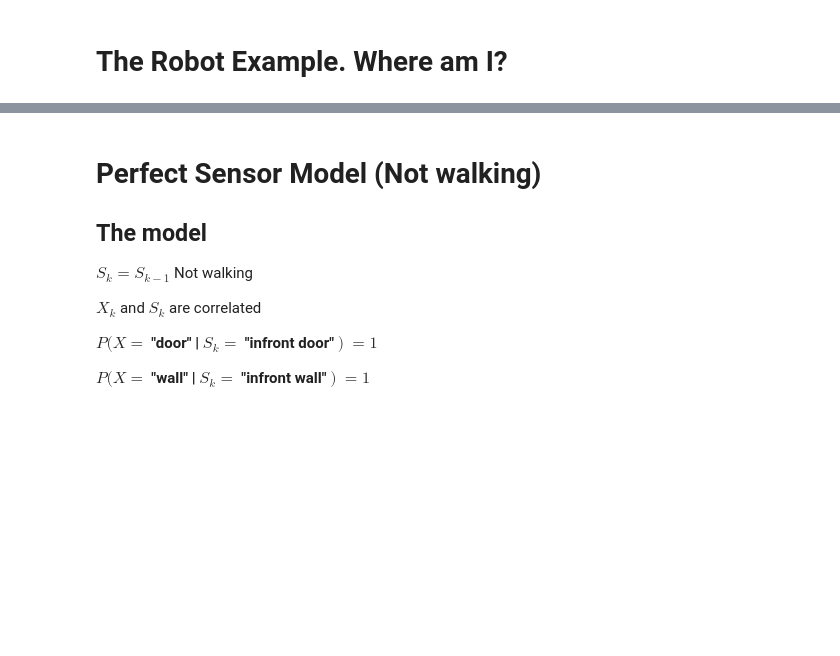
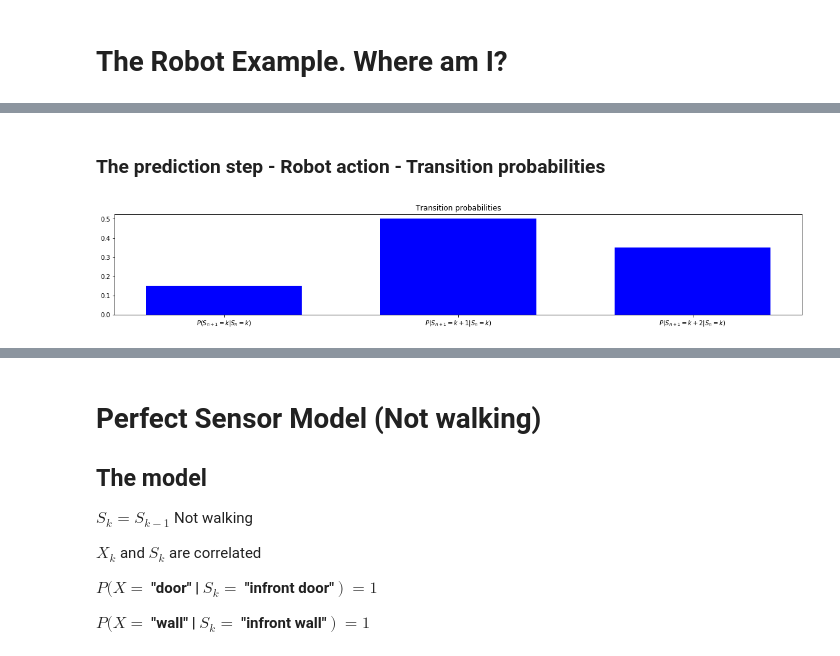
Before and after one commit to jganzabal/Kalman-as-Recursive-Bayesian-Estimation, a Jupyter notebook: 1_Histogram Filters.ipynb, the cells around one changed output, grey strips where cells are left out. Saved outputs shown, nothing was run; the diff lists cells and outputs as text; code cells hidden in the pictures; blank space fills up the shorter version.

```diff
--- a/1_Histogram Filters.ipynb
+++ b/1_Histogram Filters.ipynb
@@ -48,0 +85,13 @@ robot.plot_robot_room(loc = 10, N=N, doors = doors, figsize = )
+# %% [markdown]
+### The prediction step - Robot action - Transition probabilities
+# %%
+W = np.zeros(3)
+W[0] = 0.15
+W[1] = 0.50
+W[2] = 0.35
+str_indexes_likelihood =  ['$P(S_{n+1}=k|S_n=k)$',
+                           '$P(S_{n+1}=k+1|S_n=k)$',
+                           '$P(S_{n+1}=k+2|S_n=k)$']
+plot_distribution(W, title = 'Transition probabilities', str_indexes= str_indexes_likelihood, rotation = 0)
+# %% [output]
+[figure, added]
```
Also changed, not shown: parts of 15 cells of this notebook, 2 other files.
